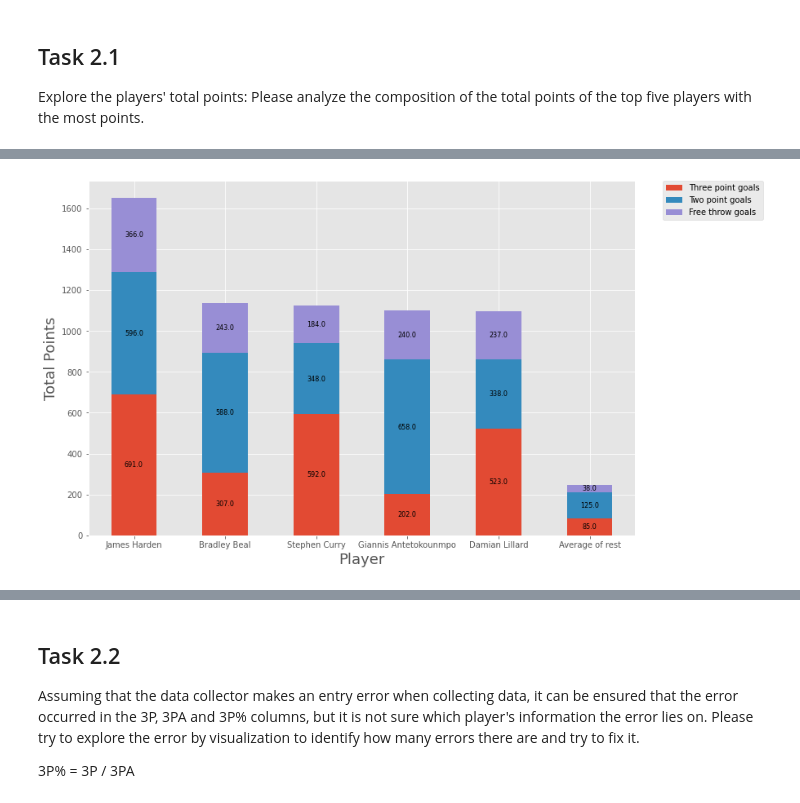
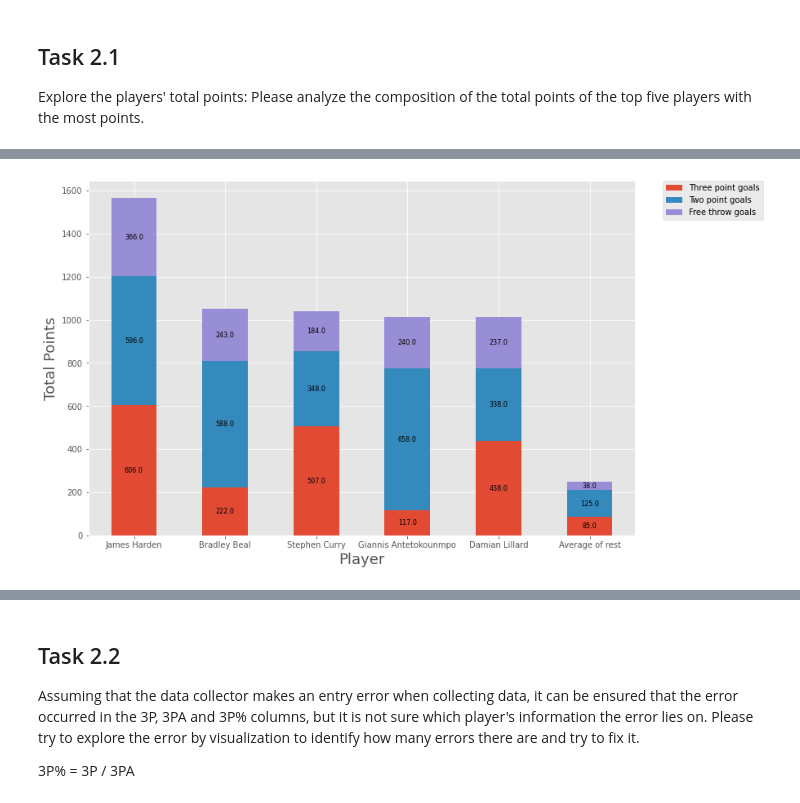
Before and after one commit to s3717566/prac-data-science-a1, a Jupyter notebook: assignment1_TEMPLATE.ipynb, the cells around one changed output, grey strips where cells are left out. Saved outputs shown, nothing was run; the diff lists cells and outputs as text; code cells hidden in the pictures.

```diff
--- a/assignment1_TEMPLATE.ipynb
+++ b/assignment1_TEMPLATE.ipynb
@@ -90,14 +100,20 @@ Name: Pos, dtype: int64
 # %%
-def myfunc(x) :
+def returnfirst(x) :
+    return x.values[0]
+
+def returnlatest(x) :
+    return x.values[0]
+
+def returnlongest(x) :
     return x.values[0]
 
 
 #Grouping players together
 data = data.groupby('Player').agg({
-'Rk'      : myfunc,
-'Pos'     : myfunc,
-'Age'     : myfunc,
-'Tm'      : myfunc,
+'Rk'      : returnfirst,
+'Pos'     : returnfirst,
+'Age'     : returnfirst,
+'Tm'      : returnfirst,
 'G'       : np.sum,
 'GS'      : np.sum,
 'MP'      : np.sum,
@@ -124,4 +140,4 @@ data = data.groupby('Player').agg({
 'PTS'     : np.sum,
 })
 
-data.loc["James Harden"]
+#data.loc["James Harden"]
@@ -157,44 +214,41 @@ Explore the players' total points: Please analyze the composition of the total p
 # %%
-#Total PTS of top 5
-data.sort_values(by=['PTS'], ascending=False).head(5).plot.bar(y="PTS", figsize=(8,6))
-
-averageThree = round(3 * data.sort_values(by=['PTS'], ascending=False).tail(data.size - 5)["3P"].mean())
+averagethree = round(3 * data.sort_values(by=['PTS'], ascending=False).tail(data.size - 5)["3P"].mean())
 averagetwo = round(2 * data.sort_values(by=['PTS'], ascending=False).tail(data.size - 5)["2P"].mean())
 averagefree = round(data.sort_values(by=['PTS'], ascending=False).tail(data.size - 5)["FT"].mean())
 
-three = 3 * data.sort_values(by=['PTS'], ascending=False).head(5)["3P"] + averageThree
+three = 3 * data.sort_values(by=['PTS'], ascending=False).head(5)["3P"]
 two = 2 * data.sort_values(by=['PTS'], ascending=False).head(5)["2P"]
 free = data.sort_values(by=['PTS'], ascending=False).head(5)["FT"]
 
-three.loc["Average of rest"] = averageThree
+three.loc["Average of rest"] = averagethree
 two.loc["Average of rest"] =  averagetwo
 free.loc["Average of rest"] =  averagefree
 
 plotdata = pd.DataFrame({ 'Three point goals' : three, 'Two point goals' : two, 'Free throw goals' : free })
 
 plt.style.use('ggplot')
 
 ax = plotdata.plot(stacked=True, kind='bar', figsize=(12, 8), rot='horizontal')
 
 for rect in ax.patches:
     # Find where everything is located
     height = rect.get_height()
     width = rect.get_width()
     x = rect.get_x()
     y = rect.get_y()
 
     label_text = f'{height}'  # f'{height:.2f}' to format decimal values
 
     label_x = x + width / 2
     label_y = y + height / 2
 
     if height > 0:
         ax.text(label_x, label_y, label_text, ha='center', va='center', fontsize=8)
 
 ax.legend(bbox_to_anchor=(1.05, 1), loc='upper left', borderaxespad=0.)
 ax.set_ylabel("Total Points", fontsize=18)
 ax.set_xlabel("Player", fontsize=18)
 plt.show()
 # %% [output]
-[figure, old version]
+[figure, new version]
 # %%
```
Also changed, not shown: parts of 23 cells of this notebook, 1 other file.
